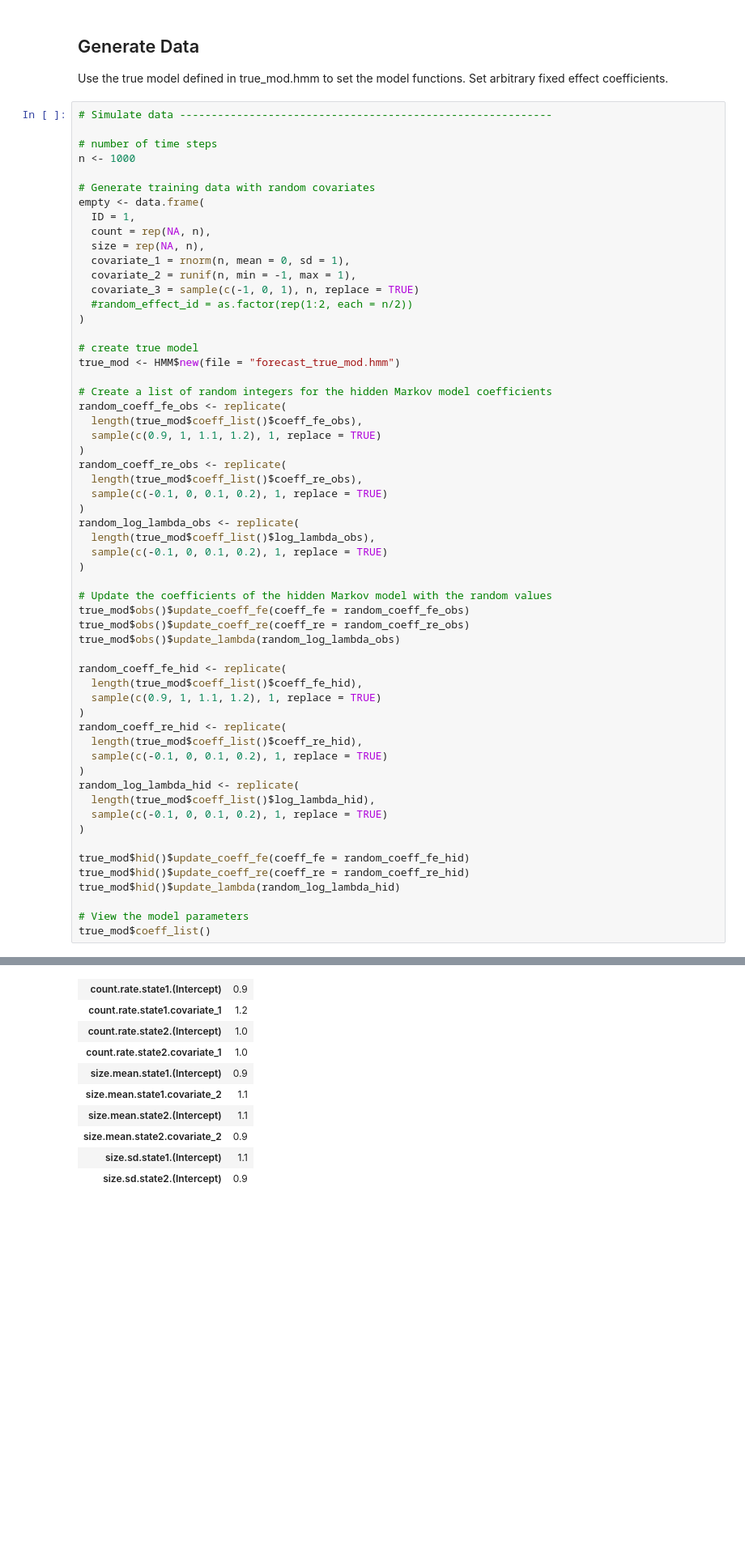
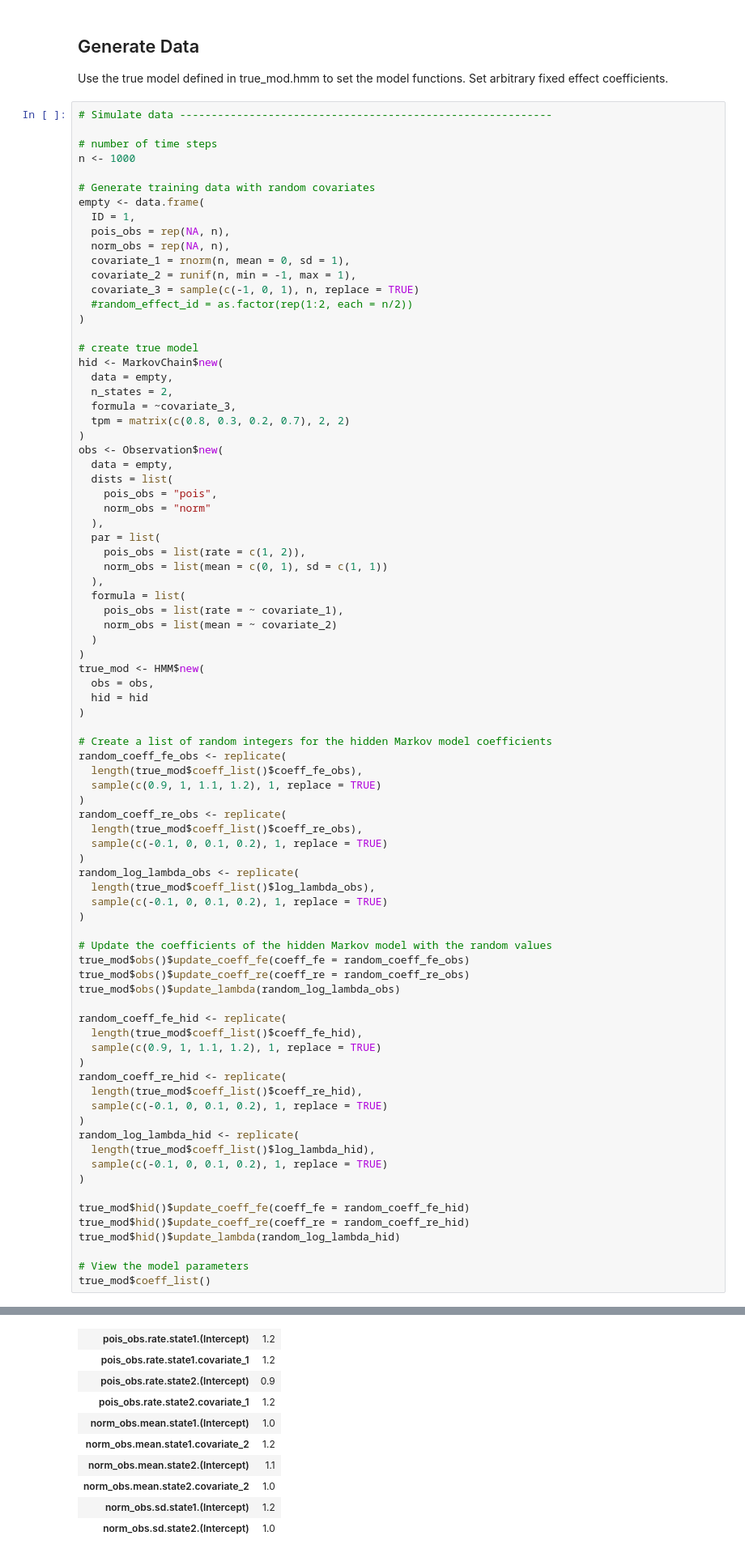
Before and after one commit to TheoMichelot/hmmTMB, a Jupyter notebook: inst/devel/forecast.ipynb, the cells around one changed output, grey strips where cells are left out. Shown at 81% size. Drawn from its saved outputs; the diff is of its cells as text; blank space fills up the shorter version.

```diff
--- a/inst/devel/forecast.ipynb
+++ b/inst/devel/forecast.ipynb
@@ -40,8 +40,8 @@ n <- 1000
 # Generate training data with random covariates
 empty <- data.frame(
   ID = 1,
-  count = rep(NA, n),
-  size = rep(NA, n),
+  pois_obs = rep(NA, n),
+  norm_obs = rep(NA, n),
   covariate_1 = rnorm(n, mean = 0, sd = 1),
   covariate_2 = runif(n, min = -1, max = 1),
   covariate_3 = sample(c(-1, 0, 1), n, replace = TRUE)
@@ -49,7 +49,31 @@ empty <- data.frame(
 )
 
 # create true model
-true_mod <- HMM$new(file = "forecast_true_mod.hmm")
+hid <- MarkovChain$new(
+  data = empty,
+  n_states = 2,
+  formula = ~covariate_3,
+  tpm = matrix(c(0.8, 0.3, 0.2, 0.7), 2, 2)
+)
+obs <- Observation$new(
+  data = empty,
+  dists = list(
+    pois_obs = "pois",
+    norm_obs = "norm"
+  ),
+  par = list(
+    pois_obs = list(rate = c(1, 2)),
+    norm_obs = list(mean = c(0, 1), sd = c(1, 1))
+  ),
+  formula = list(
+    pois_obs = list(rate = ~ covariate_1),
+    norm_obs = list(mean = ~ covariate_2)
+  )
+)
+true_mod <- HMM$new(
+  obs = obs,
+  hid = hid
+)
 
 # Create a list of random integers for the hidden Markov model coefficients
 random_coeff_fe_obs <- replicate(
@@ -65,43 +89,43 @@ random_log_lambda_obs <- replicate(
   sample(c(-0.1, 0, 0.1, 0.2), 1, replace = TRUE)
 )
 
 # Update the coefficients of the hidden Markov model with the random values
 true_mod$obs()$update_coeff_fe(coeff_fe = random_coeff_fe_obs)
 true_mod$obs()$update_coeff_re(coeff_re = random_coeff_re_obs)
 true_mod$obs()$update_lambda(random_log_lambda_obs)
 
 random_coeff_fe_hid <- replicate(
   length(true_mod$coeff_list()$coeff_fe_hid),
   sample(c(0.9, 1, 1.1, 1.2), 1, replace = TRUE)
 )
 random_coeff_re_hid <- replicate(
   length(true_mod$coeff_list()$coeff_re_hid),
   sample(c(-0.1, 0, 0.1, 0.2), 1, replace = TRUE)
 )
 random_log_lambda_hid <- replicate(
   length(true_mod$coeff_list()$log_lambda_hid),
   sample(c(-0.1, 0, 0.1, 0.2), 1, replace = TRUE)
 )
 
 true_mod$hid()$update_coeff_fe(coeff_fe = random_coeff_fe_hid)
 true_mod$hid()$update_coeff_re(coeff_re = random_coeff_re_hid)
 true_mod$hid()$update_lambda(random_log_lambda_hid)
 
 # View the model parameters
 true_mod$coeff_list()
 # %% [output]
 $coeff_fe_obs
 A matrix: 10 × 1 of type dbl
-| count.rate.state1.(Intercept) | 0.9 |
-| count.rate.state1.covariate_1 | 1.2 |
-| count.rate.state2.(Intercept) | 1.0 |
-| count.rate.state2.covariate_1 | 1.0 |
-| size.mean.state1.(Intercept) | 0.9 |
-| size.mean.state1.covariate_2 | 1.1 |
-| size.mean.state2.(Intercept) | 1.1 |
-| size.mean.state2.covariate_2 | 0.9 |
-| size.sd.state1.(Intercept) | 1.1 |
-| size.sd.state2.(Intercept) | 0.9 |
+| pois_obs.rate.state1.(Intercept) | 1.2 |
+| pois_obs.rate.state1.covariate_1 | 1.2 |
+| pois_obs.rate.state2.(Intercept) | 0.9 |
+| pois_obs.rate.state2.covariate_1 | 1.2 |
+| norm_obs.mean.state1.(Intercept) | 1.0 |
+| norm_obs.mean.state1.covariate_2 | 1.2 |
+| norm_obs.mean.state2.(Intercept) | 1.1 |
+| norm_obs.mean.state2.covariate_2 | 1.0 |
+| norm_obs.sd.state1.(Intercept) | 1.2 |
+| norm_obs.sd.state2.(Intercept) | 1.0 |
 $log_lambda_obs
 $coeff_fe_hid
 A matrix: 4 × 1 of type dbl
```
Also changed, not shown: parts of 11 cells of this notebook, 1 other file.
